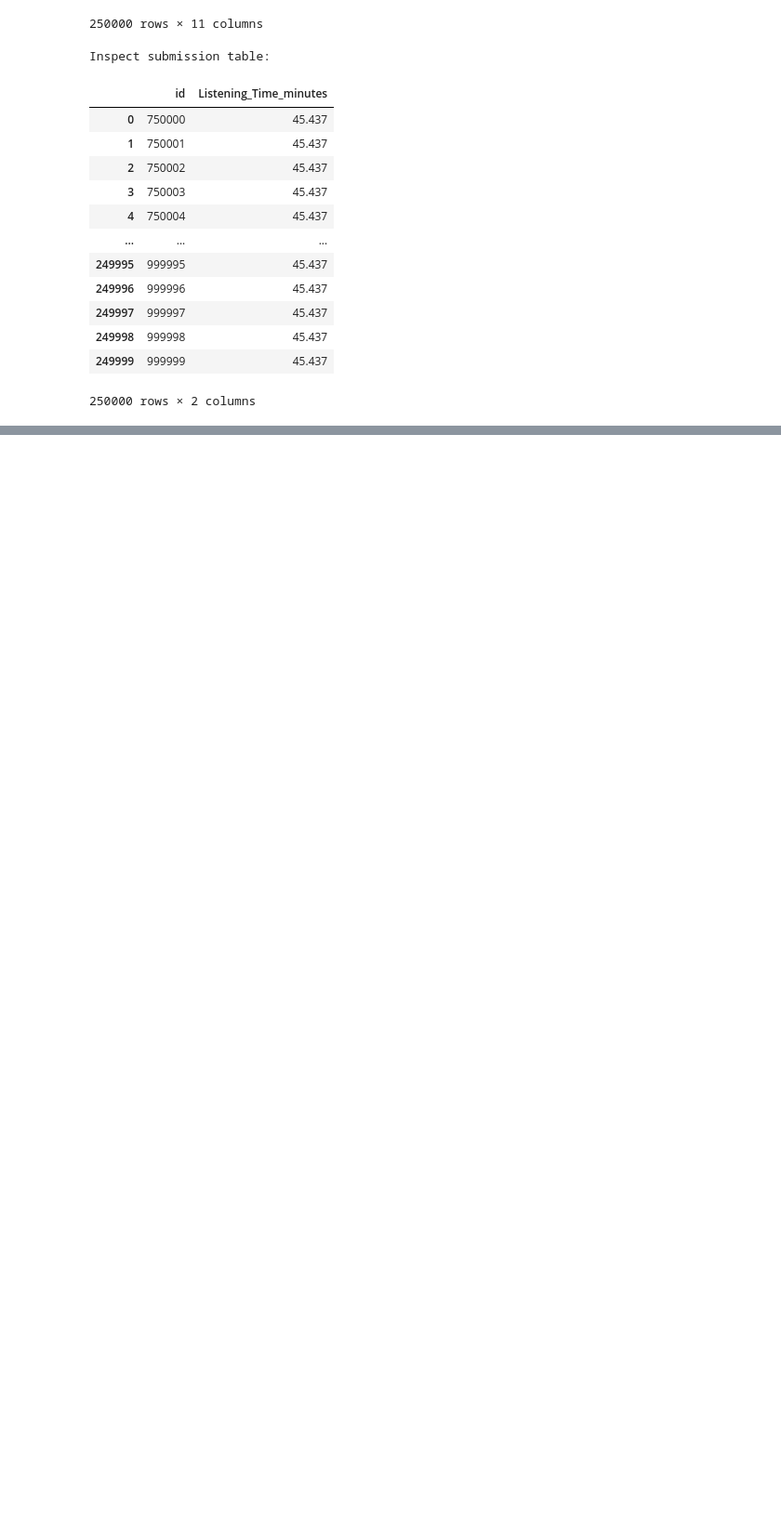
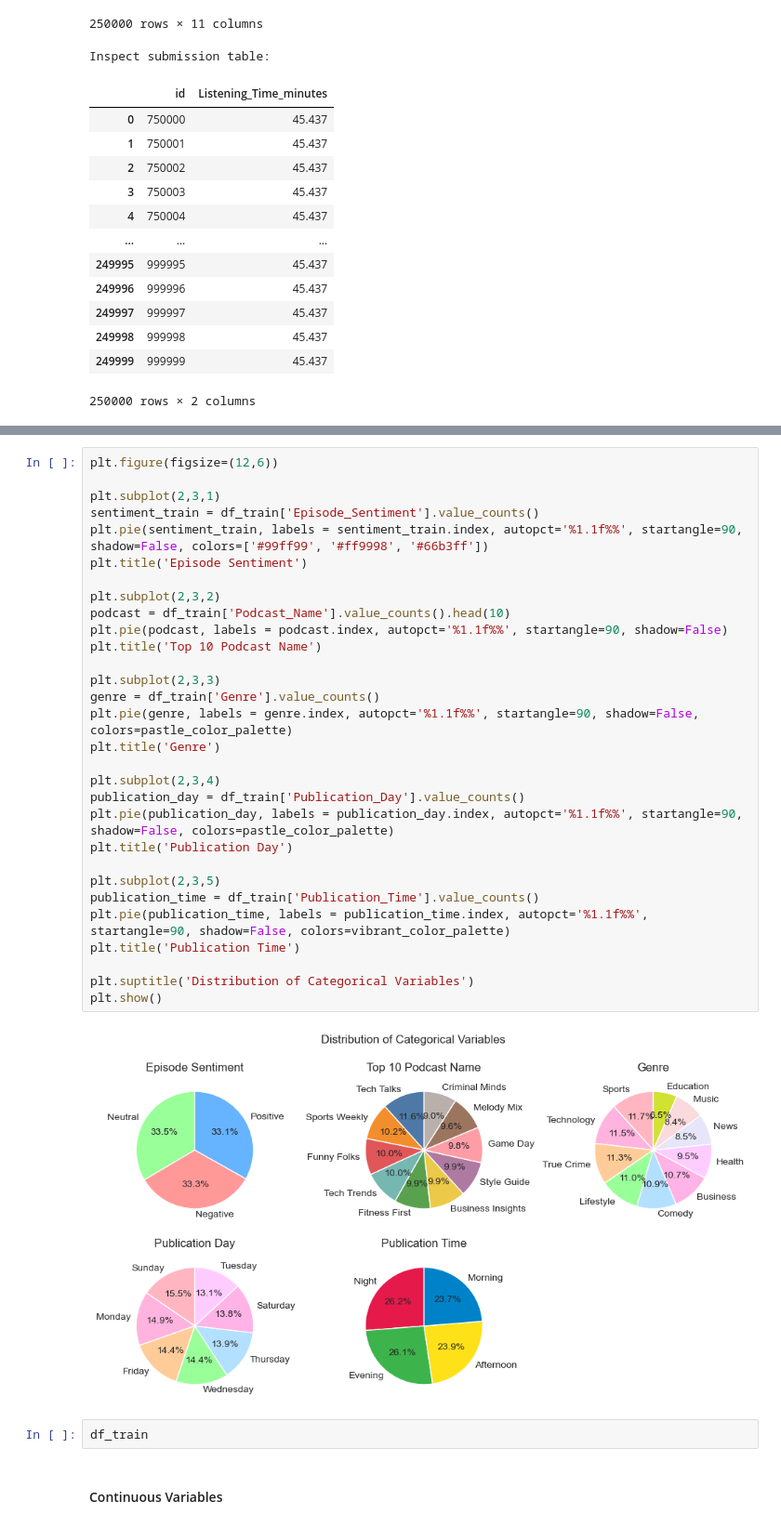
Before and after one commit to Kaylafei1119/kayla_project, a Jupyter notebook: Podcast_Listening_Time/Podcast_Tables.ipynb, the cells around one changed output, grey strips where cells are left out. Shown: that part at 93% size. Saved outputs shown, nothing was run; the diff lists cells and outputs as text; blank space fills up the shorter version.

```diff
--- a/Podcast_Listening_Time/Podcast_Tables.ipynb
+++ b/Podcast_Listening_Time/Podcast_Tables.ipynb
@@ -62,0 +273,36 @@ Inspect submission table:
+# %%
+plt.figure(figsize=(12,6))
+
+plt.subplot(2,3,1)
+sentiment_train = df_train['Episode_Sentiment'].value_counts()
+plt.pie(sentiment_train, labels = sentiment_train.index, autopct='%1.1f%%', startangle=90, shadow=False, colors=['#99ff99', '#ff9998', '#66b3ff'])
+plt.title('Episode Sentiment')
+
+plt.subplot(2,3,2)
+podcast = df_train['Podcast_Name'].value_counts().head(10)
+plt.pie(podcast, labels = podcast.index, autopct='%1.1f%%', startangle=90, shadow=False)
+plt.title('Top 10 Podcast Name')
+
+plt.subplot(2,3,3)
+genre = df_train['Genre'].value_counts()
+plt.pie(genre, labels = genre.index, autopct='%1.1f%%', startangle=90, shadow=False, colors=pastle_color_palette)
+plt.title('Genre')
+
+plt.subplot(2,3,4)
+publication_day = df_train['Publication_Day'].value_counts()
+plt.pie(publication_day, labels = publication_day.index, autopct='%1.1f%%', startangle=90, shadow=False, colors=pastle_color_palette)
+plt.title('Publication Day')
+
+plt.subplot(2,3,5)
+publication_time = df_train['Publication_Time'].value_counts()
+plt.pie(publication_time, labels = publication_time.index, autopct='%1.1f%%', startangle=90, shadow=False, colors=vibrant_color_palette)
+plt.title('Publication Time')
+
+plt.suptitle('Distribution of Categorical Variables')
+plt.show()
+# %% [output]
+[figure, added]
+# %%
+df_train
+# %% [markdown]
+#### Continuous Variables
```
Also changed, not shown: parts of 22 cells of this notebook, 1 other file.
